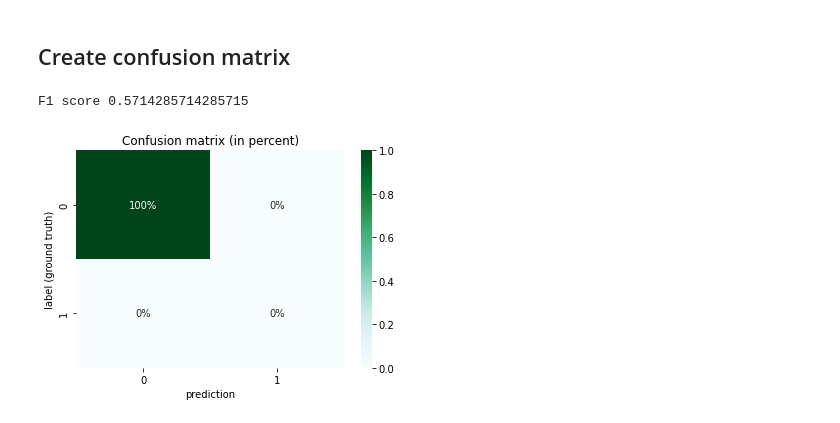
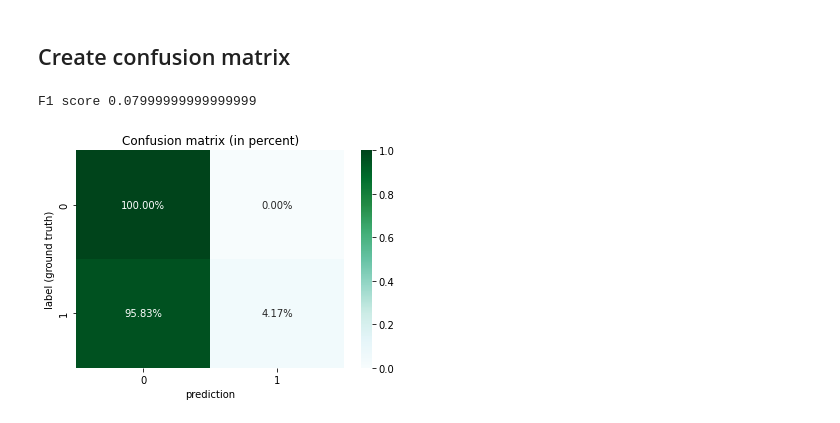
Before and after one commit to anderssegerlund/Machine-Learning, a Jupyter notebook: Car-volt mock data/Generate fake car volt data.ipynb, the cells around one changed output. Cells and saved outputs as stored; diff of their text form; code cells hidden in the pictures.

```diff
--- a/Car-volt mock data/Generate fake car volt data.ipynb
+++ b/Car-volt mock data/Generate fake car volt data.ipynb
@@ -46,9 +49,9 @@ fig, ax = plt.subplots(1,2)
 
 failed_cell = 1 # Which cell is the failing cell
 is_fail = True# Does the pack include a failed cell
-volt_stochastic = 0.9
+volt_stochastic = 0.5
 for i in range(1,time_steps):
-    sigma = 0.0 # How much is the fluctuation
+    sigma = 0.2 # How much is the fluctuation
     median = random.uniform(2, 4)
     volt = np.random.normal(loc=median, scale=sigma, size=n_cells)
     if is_fail:
@@ -173,15 +188,15 @@ for layer in model.children():
 # %%
 class ANNMultilayerperceptron(nn.Module):
 
-    def __init__(self, input_size=(time_steps*n_cells),output_size=2, layers=[220,84]):  # 120, 84
+    def __init__(self, input_size=(time_steps*n_cells),output_size=2):  # 120, 84
         super().__init__()
 
-        self.fc1 = nn.Linear(input_size, layers[0])
-        self.fc2 = nn.Linear(layers[0], layers[1])
-        self.fc2b = nn.Linear(layers[1], 100)
-        self.fc2c = nn.Linear(100, layers[1])
-        self.fc2d = nn.Linear(layers[1], layers[1])
-        self.fc3 = nn.Linear(layers[1], output_size)
+        self.fc1 = nn.Linear(input_size, 200)
+        self.fc2 = nn.Linear(200, 400)
+        self.fc2b = nn.Linear(400, 1800)
+        self.fc2c = nn.Linear(1800, 400)
+        self.fc2d = nn.Linear(400, 200)
+        self.fc3 = nn.Linear(200, output_size)
 
     def forward(self,X):
         X = F.relu(self.fc1(X))
@@ -191,5 +206,8 @@ class ANNMultilayerperceptron(nn.Module):
         X = F.relu(self.fc2d(X))
         X = self.fc3(X)
 
-        return F.log_softmax(X,dim=1) # PGA multiclass classification
-        #return X
+        #return F.log_softmax(X,dim=1) # PGA multiclass classification
+        return X
+
+model = ANNMultilayerperceptron()
+#model
@@ -221,7 +227,7 @@ optimizer = torch.optim.Adam(model.parameters(), lr=0.0001)
 # https://pytorch.org/ignite/metrics.html
 
 
-epochs =20 # Ju störra dataset ju färre epochs behövs
+epochs = 30 # Ju störra dataset ju färre epochs behövs
 
 train_losses = []
 test_losses = []
@@ -262,7 +268,7 @@ for i in range(epochs):
         lossTrain.backward()
         optimizer.step()
 
-        if b%2 == 0:
+        if b%10 == 0:
             print(f"Epoch {i} Batch: {b} Train Loss: {lossTrain.item()}")
 
     train_losses.append(lossTrain.data.item())
@@ -314,30 +320,33 @@ plt.legend()
 # %%
 from sklearn.metrics import f1_score
 test_loader_all = DataLoader(dataset=test_set, batch_size=len(test_set), shuffle=True,drop_last=True)
 
 with torch.no_grad():
     correct = 0
     for X_test, y_test in test_loader_all:
         y_val = model(X_test.view(len(test_set),-1))
         predicted = torch.max(y_val,1)[1]
         correct += (predicted == y_test).sum()
 
 # Create confusion matrix
 arr = confusion_matrix(y_test.view(-1), predicted.view(-1))
 f1 = f1_score(y_test.view(-1), predicted.view(-1))
 
 arr2 = np.zeros([2,2])
-arr2[0] = (arr[0]/arr[0].sum()).astype(int)
-arr2[1] = (arr[1]/arr[1].sum()).astype(int)
+#arr2[0] = (arr[0]/arr.sum())#.astype(int)
+#arr2[1] = (arr[1]/arr.sum())#.astype(int)
+
+arr2[0] = arr[0]/arr[0,:].sum()
+arr2[1] = arr[1]/arr[1,:].sum()
 
 df_cm = pd.DataFrame(arr2)
 #sns.heatmap(df_cm, annot=True, cmap="BuGn")
-sns.heatmap(df_cm, annot=True, cmap="BuGn",fmt='.0%')
+sns.heatmap(df_cm, annot=True, cmap="BuGn",fmt='.2%')
 plt.xlabel("prediction")
 plt.ylabel("label (ground truth)")
 plt.title("Confusion matrix (in percent)")
 print(f"F1 score {f1}")
 plt.show()
 # %% [output]
-F1 score 0.5714285714285715
+F1 score 0.07999999999999999
-[figure, old version]
+[figure, new version]
```
Also changed, not shown: parts of 17 cells of this notebook.
